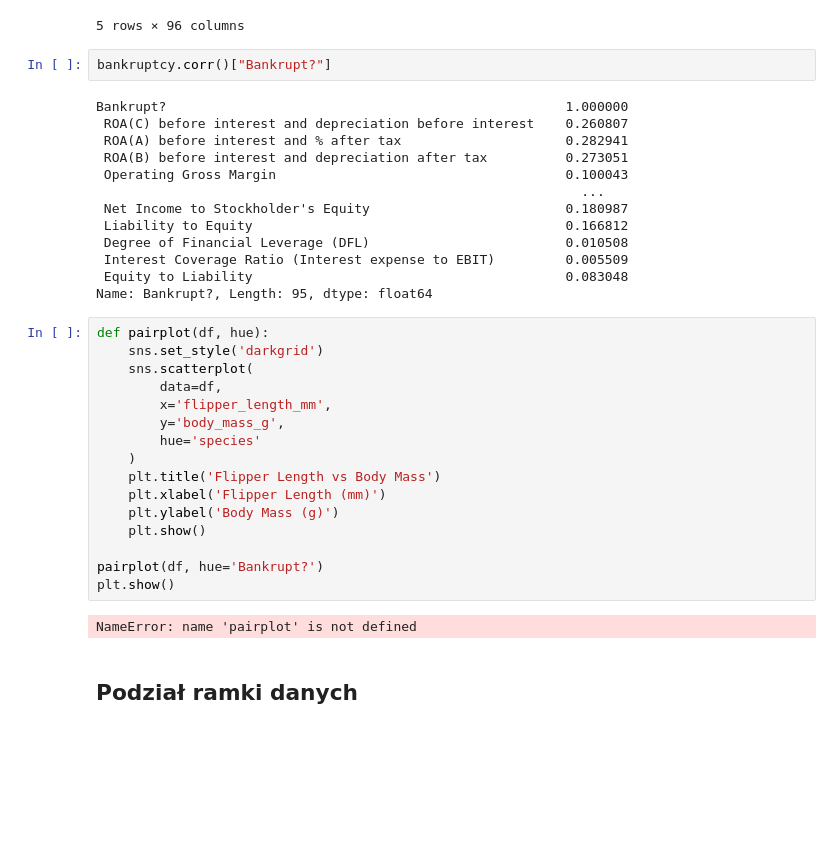
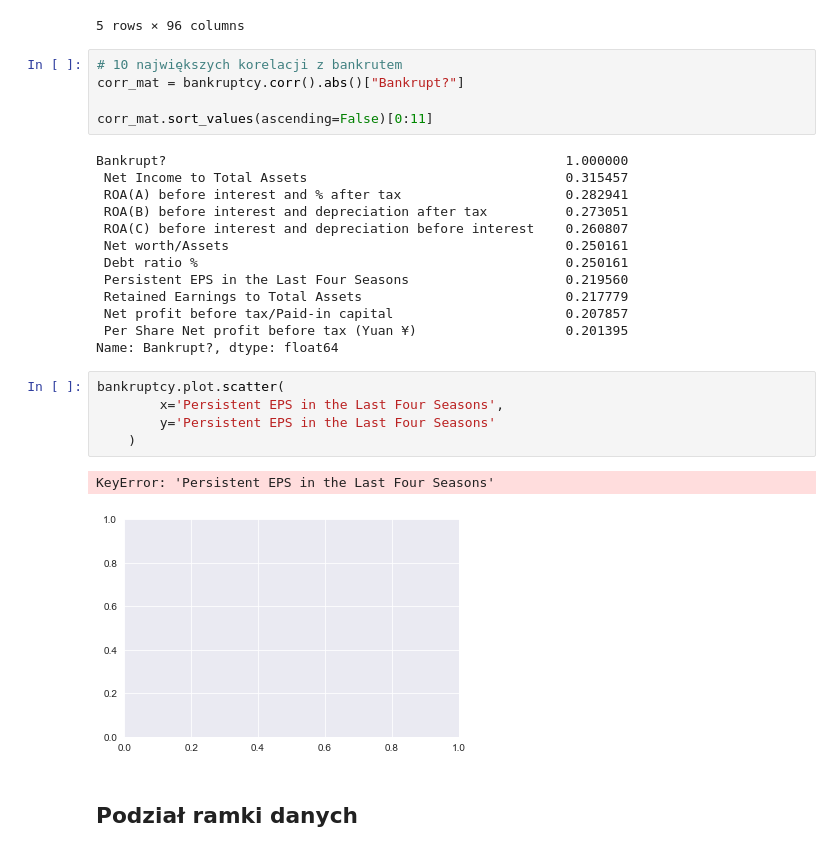
Before and after one commit to CoBskUra/pd4, a Jupyter notebook: pd 4.ipynb, the cells around one changed output. Drawn from its saved outputs; the diff is of its cells as text; blank space fills up the shorter version.

```diff
--- a/pd 4.ipynb
+++ b/pd 4.ipynb
@@ -32,38 +32,31 @@ bankruptcy.head()
 | 4 | 1 | 0.465022 | 0.538432 | 0.522298 | 0.598783 | ... |
 5 rows × 96 columns
 # %%
-bankruptcy.corr()["Bankrupt?"]
+# 10 największych korelacji z bankrutem
+corr_mat = bankruptcy.corr().abs()["Bankrupt?"]
+
+corr_mat.sort_values(ascending=False)[0:11]
 # %% [output]
 Bankrupt?                                                   1.000000
- ROA(C) before interest and depreciation before interest    0.260807
+ Net Income to Total Assets                                 0.315457
  ROA(A) before interest and % after tax                     0.282941
  ROA(B) before interest and depreciation after tax          0.273051
- Operating Gross Margin                                     0.100043
-                                                              ...
- Net Income to Stockholder's Equity                         0.180987
- Liability to Equity                                        0.166812
- Degree of Financial Leverage (DFL)                         0.010508
- Interest Coverage Ratio (Interest expense to EBIT)         0.005509
- Equity to Liability                                        0.083048
-Name: Bankrupt?, Length: 95, dtype: float64
+ ROA(C) before interest and depreciation before interest    0.260807
+ Net worth/Assets                                           0.250161
+ Debt ratio %                                               0.250161
+ Persistent EPS in the Last Four Seasons                    0.219560
+ Retained Earnings to Total Assets                          0.217779
+ Net profit before tax/Paid-in capital                      0.207857
+ Per Share Net profit before tax (Yuan ¥)                   0.201395
+Name: Bankrupt?, dtype: float64
 # %%
-def pairplot(df, hue):
-    sns.set_style('darkgrid')
-    sns.scatterplot(
-        data=df,
-        x='flipper_length_mm',
-        y='body_mass_g',
-        hue='species'
+bankruptcy.plot.scatter(
+        x='Persistent EPS in the Last Four Seasons',
+        y='Persistent EPS in the Last Four Seasons'
     )
-    plt.title('Flipper Length vs Body Mass')
-    plt.xlabel('Flipper Length (mm)')
-    plt.ylabel('Body Mass (g)')
-    plt.show()
-
-pairplot(df, hue='Bankrupt?')
-plt.show()
 # %% [output]
-NameError: name 'pairplot' is not defined
+KeyError: 'Persistent EPS in the Last Four Seasons'
+[figure, added]
 # %% [markdown]
 ## Podział ramki danych
 # %%
```
